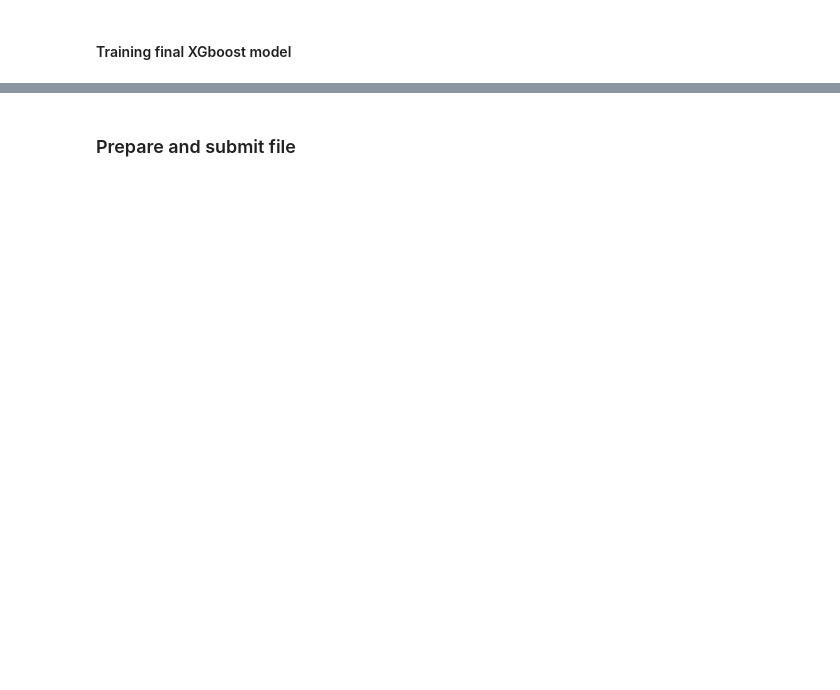
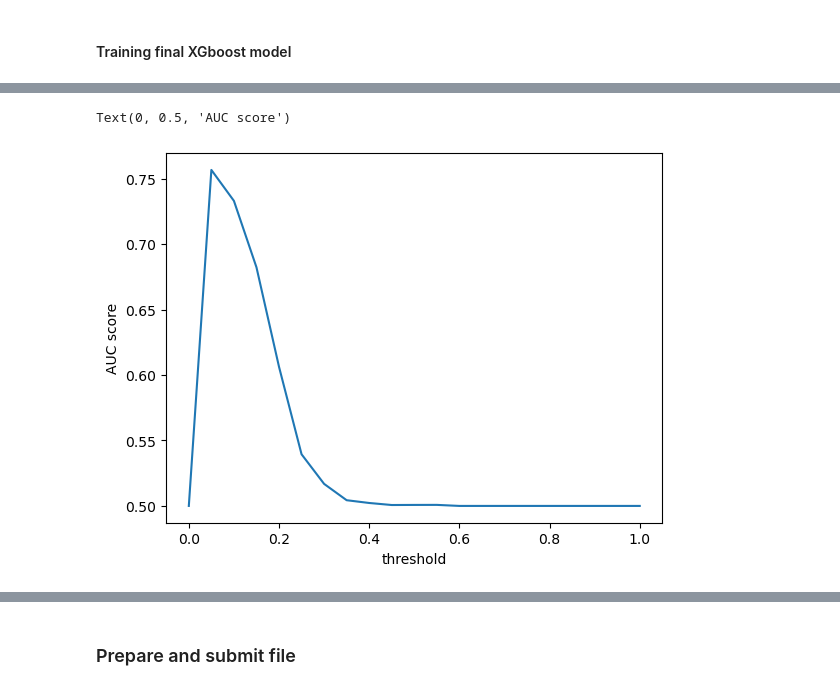
Before and after one commit to javier-cp6/santander-customer-satisfaction, a Jupyter notebook: notebook.ipynb, the cells around one changed output, grey strips where cells are left out. Cells and saved outputs as stored; diff of their text form; code cells hidden in the pictures; blank space fills up the shorter version.

```diff
--- a/notebook.ipynb
+++ b/notebook.ipynb
@@ -711,0 +824,4 @@ roc_auc_score(y_train, y_pred)
+# %%
+# Validation
+y_pred = model.predict(dval)
+roc_auc_score(y_val, y_pred)
@@ -711,0 +830,9 @@ roc_auc_score(y_train, y_pred)
+# %%
+thresholds = np.linspace(0, 1, 21)
+
+scores_th = []
+
+for t in thresholds:
+    score = roc_auc_score(y_val, y_pred >= t)
+    print('%.2f %.3f' % (t, score))
+    scores_th.append(score)
@@ -711,0 +857,7 @@ roc_auc_score(y_train, y_pred)
+# %%
+plt.plot(thresholds, scores_th)
+plt.xlabel("threshold")
+plt.ylabel("AUC score")
+# %% [output]
+Text(0, 0.5, 'AUC score')
+[figure, added]
```
Also changed, not shown: parts of 62 cells of this notebook.
